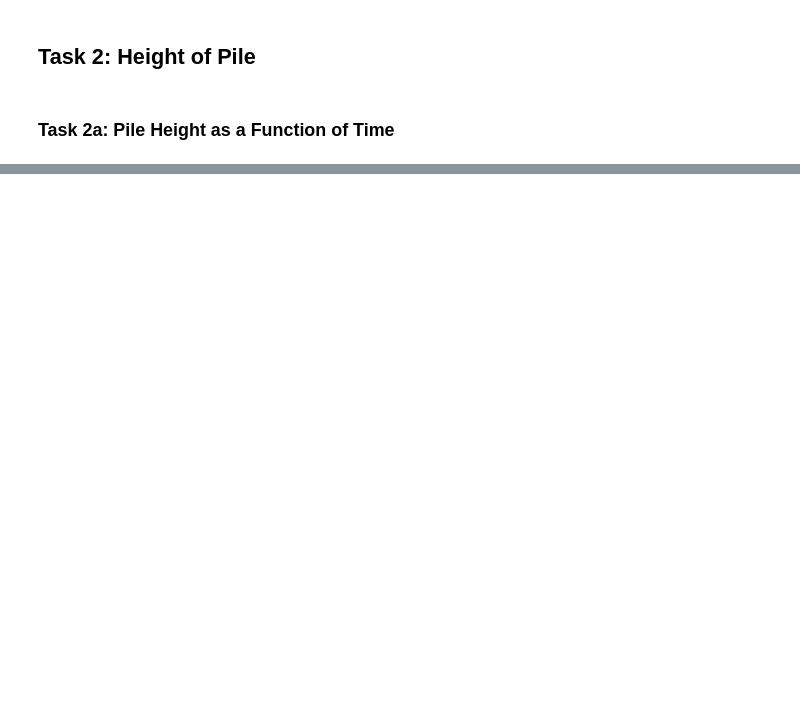
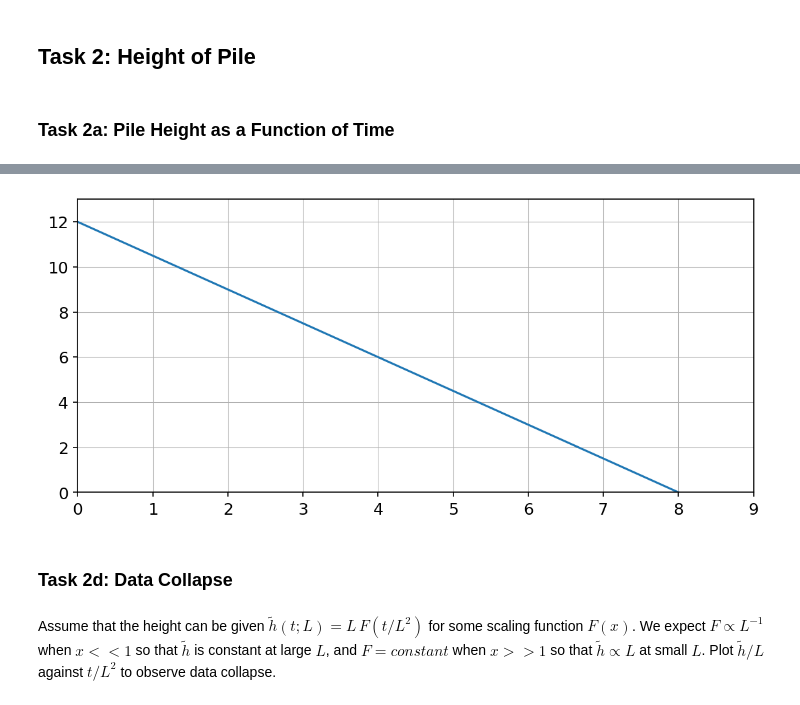
Before and after one commit to craycrayfish/OsloModel, a Jupyter notebook: Analysis.ipynb, the cells around one changed output, grey strips where cells are left out. Cells and saved outputs as stored; diff of their text form; code cells hidden in the pictures; blank space fills up the shorter version.

```diff
--- a/Analysis.ipynb
+++ b/Analysis.ipynb
@@ -197,0 +297,12 @@ FileNotFoundError: [Errno 2] No such file or directory: 'data.npy'
+# %%
+plt.plot(np.arange(9), -1.5*np.arange(9)+12)
+plt.grid()
+plt.xlim(0, 9)
+plt.ylim(0, 13)
+plt.show()
+# %% [output]
+[figure, added]
+# %% [markdown]
+### Task 2d: Data Collapse
+# %% [markdown]
+Assume that the height can be given $\tilde{h}(t;L) = L \, F(t/L^2)$ for some scaling function $F(x)$. We expect $F \propto L^{-1}$ when $x<<1$ so that $\widetilde{h}$ is constant at large $L$, and $F=constant$ when $x>>1$ so that $\widetilde{h} \propto L$ at small $L$. Plot $\tilde{h}/L$ against $t/L^2$ to observe data collapse.
```
Also changed, not shown: parts of 35 cells of this notebook, 6 other files.
